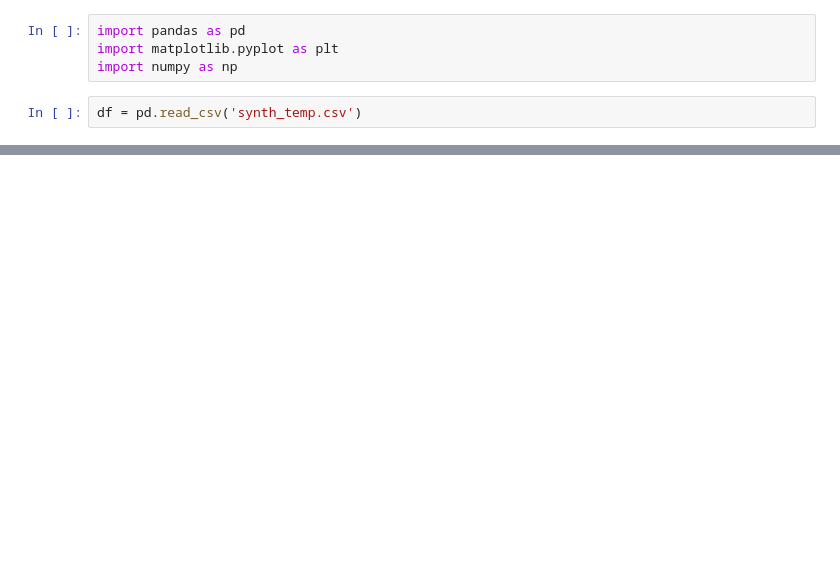
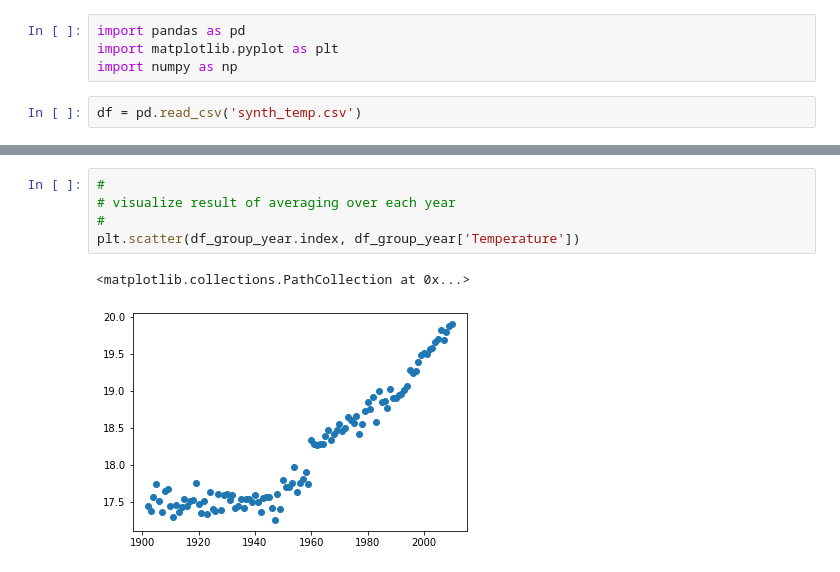
Before and after one commit to PacktWorkshops/The-Supervised-Learning-Workshop, a Jupyter notebook: Chapter 2 - Regression/Exercise_2_01.ipynb, the cells around one changed output, grey strips where cells are left out. Saved outputs shown, nothing was run; the diff lists cells and outputs as text; blank space fills up the shorter version.

```diff
--- a/Chapter 2 - Regression/Exercise_2_01.ipynb
+++ b/Chapter 2 - Regression/Exercise_2_01.ipynb
@@ -45,2 +81,10 @@ Year
+# %%
+#
+# visualize result of averaging over each year
+#
+plt.scatter(df_group_year.index, df_group_year['Temperature'])
+# %% [output]
+<matplotlib.collections.PathCollection at 0x...>
+[figure, added]
 # %%
 window = 10
```
Also changed, not shown: parts of 8 cells of this notebook, 1 other file.
